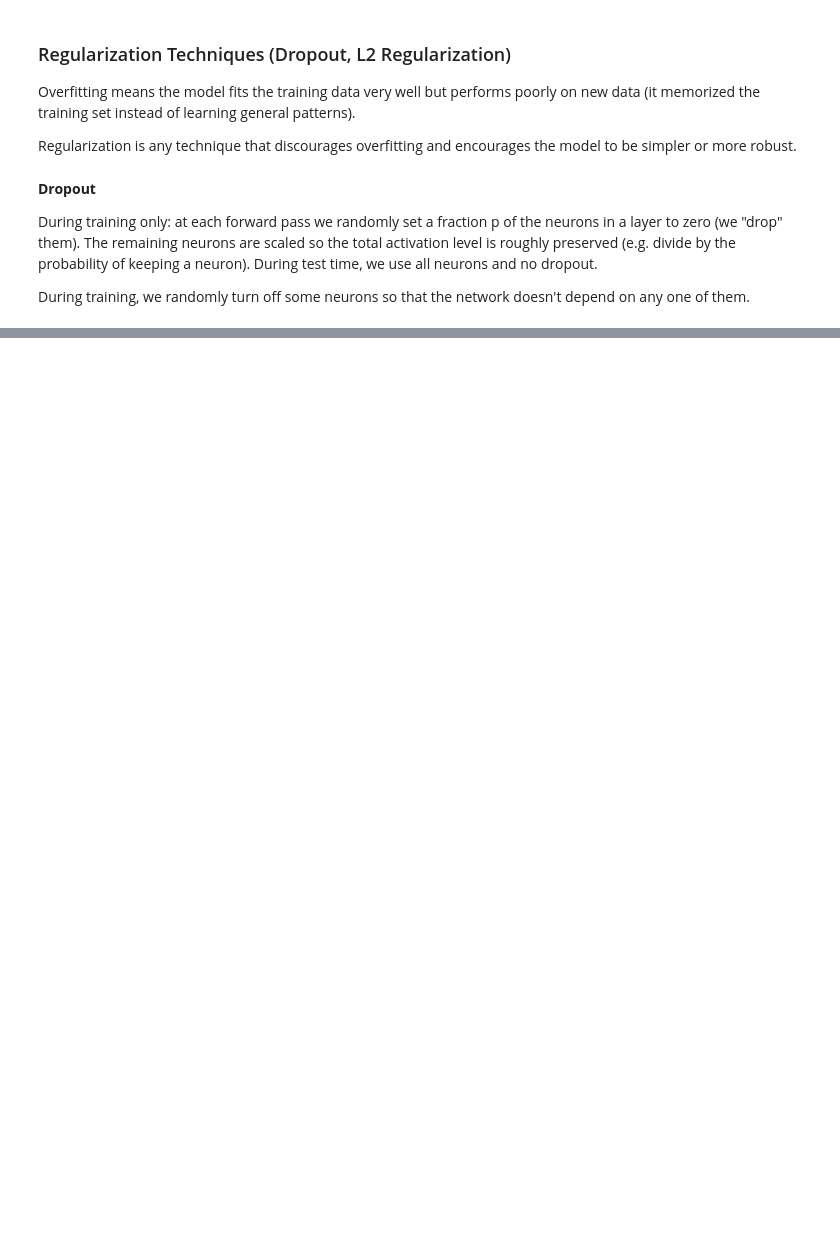
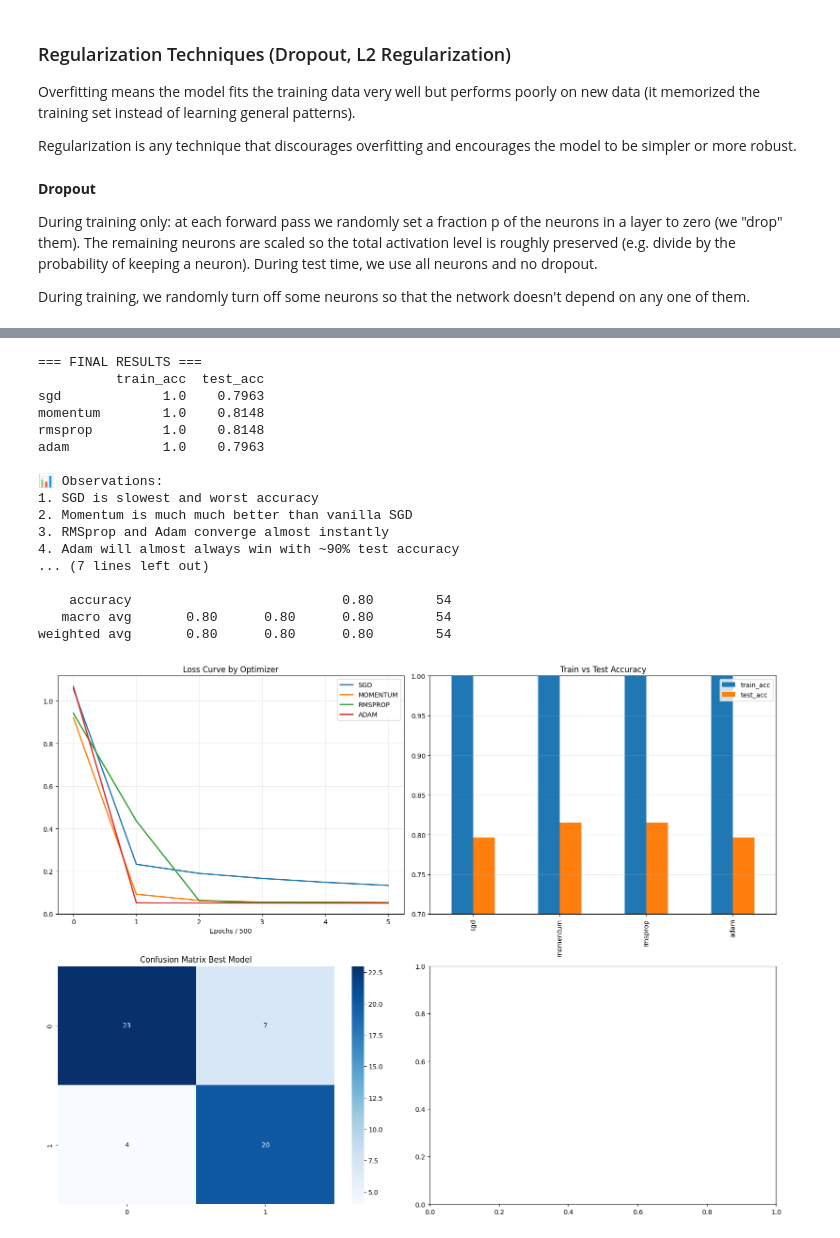
Before and after one commit to pointbreak6969/learn_machine_learning, a Jupyter notebook: deep_learning/z_deeplearning.ipynb, the cells around one changed output, grey strips where cells are left out. Cells and saved outputs as stored; diff of their text form; code cells hidden in the pictures; blank space fills up the shorter version.

```diff
--- a/deep_learning/z_deeplearning.ipynb
+++ b/deep_learning/z_deeplearning.ipynb
@@ -279,0 +1082,58 @@ Topic for next class: Implementing Neural Network from Scratch (Numpy)
+# %%
+# -----------------------------------------------------------------------------
+# STEP 6: RESULTS AND PLOTS
+# -----------------------------------------------------------------------------
+print("\n\n=== FINAL RESULTS ===")
+df_results = pd.DataFrame(results).T.round(4)
+print(df_results)
+
+print("\n📊 Observations:")
+print("1. SGD is slowest and worst accuracy")
+print("2. Momentum is much much better than vanilla SGD")
+print("3. RMSprop and Adam converge almost instantly")
+print("4. Adam will almost always win with ~90% test accuracy")
+
+# Make plots exactly same as original
+fig, axes = plt.subplots(2, 2, figsize=(16, 12))
+
+ax = axes[0,0]
+for name in optimizers:
+    ax.plot(cost_history[name], label=name.upper(), linewidth=2)
+ax.set_title("Loss Curve by Optimizer")
+ax.set_xlabel("Epochs / 500")
+ax.legend()
+ax.grid(alpha=0.3)
+
+df_results.plot.bar(ax=axes[0,1], title='Train vs Test Accuracy')
+axes[0,1].set_ylim(0.7, 1.0)
+axes[0,1].grid(alpha=0.3, axis='y')
+
+best = df_results.test_acc.idxmax()
+print(f"\n\n🏆 BEST OPTIMIZER: {best.upper()}")
+print(classification_report(y_test, model.predict(X_test), target_names=['Healthy', 'Disease']))
+
+cm = confusion_matrix(y_test, model.predict(X_test))
+sns.heatmap(cm, annot=True, fmt='d', cmap='Blues', ax=axes[1,0])
+axes[1,0].set_title("Confusion Matrix Best Model")
+
+plt.tight_layout()
+plt.show()
+# %% [output]
+=== FINAL RESULTS ===
+          train_acc  test_acc
+sgd             1.0    0.7963
+momentum        1.0    0.8148
+rmsprop         1.0    0.8148
+adam            1.0    0.7963
+
+📊 Observations:
+1. SGD is slowest and worst accuracy
+2. Momentum is much much better than vanilla SGD
+3. RMSprop and Adam converge almost instantly
+4. Adam will almost always win with ~90% test accuracy
+... (7 lines left out)
+
+    accuracy                           0.80        54
+   macro avg       0.80      0.80      0.80        54
+weighted avg       0.80      0.80      0.80        54
+[figure, added]
```
Also changed, not shown: parts of 23 cells of this notebook, 54 other files.
